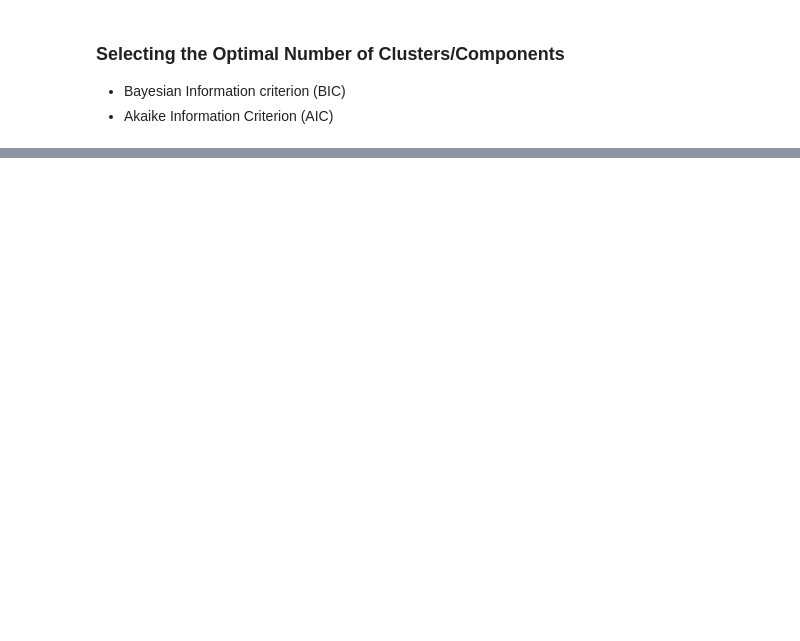
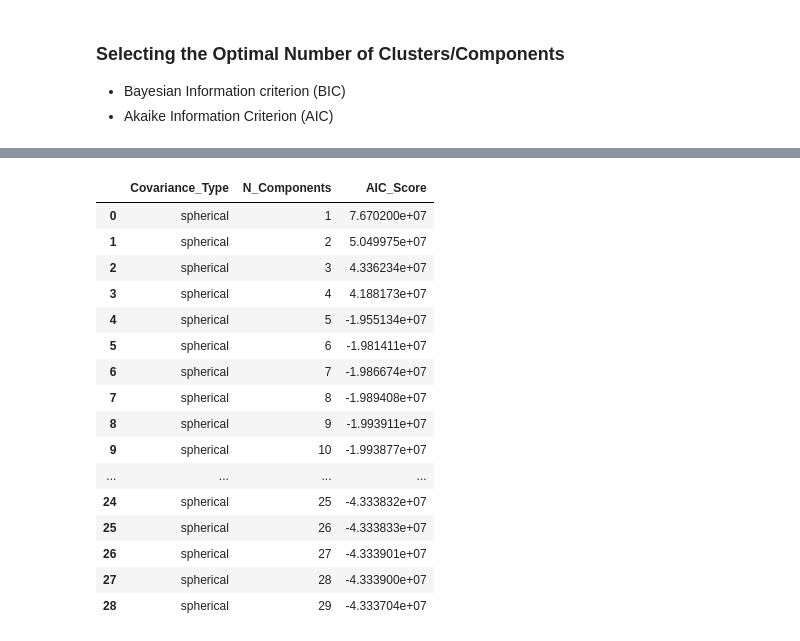
Before and after one commit to Ellie190/Student-Segmentation, a Jupyter notebook: edm_analysis.ipynb, the cells around one changed output, grey strips where cells are left out. Drawn from its saved outputs; the diff is of its cells as text; code cells hidden in the pictures; blank space fills up the shorter version.

```diff
--- a/edm_analysis.ipynb
+++ b/edm_analysis.ipynb
@@ -355,0 +435,20 @@ aic_score_2.head(n=2)
+# %%
+aic_score_1.iloc[0:29,:]
+# %% [output]
+|  | Covariance_Type | N_Components | AIC_Score |
+| 0 | spherical | 1 | 7.670200e+07 |
+| 1 | spherical | 2 | 5.049975e+07 |
+| 2 | spherical | 3 | 4.336234e+07 |
+| 3 | spherical | 4 | 4.188173e+07 |
+| 4 | spherical | 5 | -1.955134e+07 |
+| 5 | spherical | 6 | -1.981411e+07 |
+| 6 | spherical | 7 | -1.986674e+07 |
+| 7 | spherical | 8 | -1.989408e+07 |
+| 8 | spherical | 9 | -1.993911e+07 |
+| 9 | spherical | 10 | -1.993877e+07 |
+| ... | ... | ... | ... |
+| 24 | spherical | 25 | -4.333832e+07 |
+| 25 | spherical | 26 | -4.333833e+07 |
+| 26 | spherical | 27 | -4.333901e+07 |
+| 27 | spherical | 28 | -4.333900e+07 |
+| 28 | spherical | 29 | -4.333704e+07 |
```
Also changed, not shown: parts of 8 cells of this notebook.
